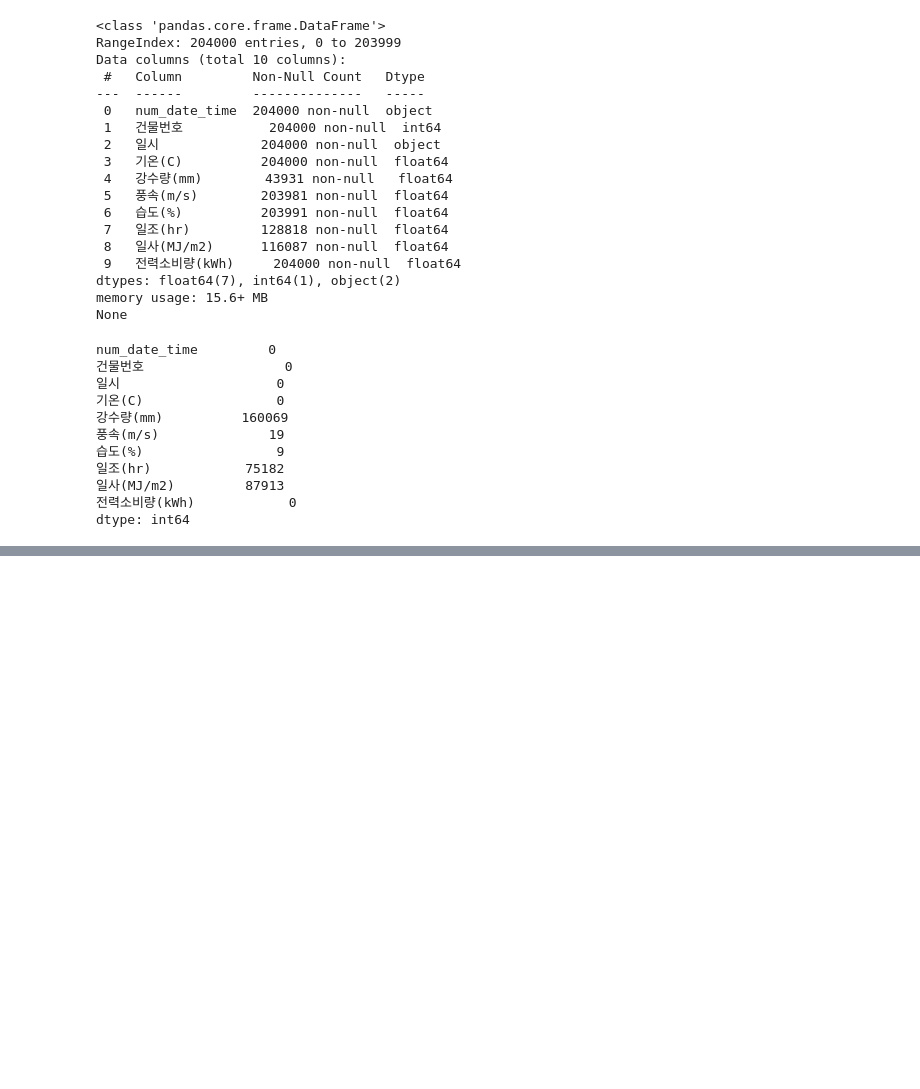
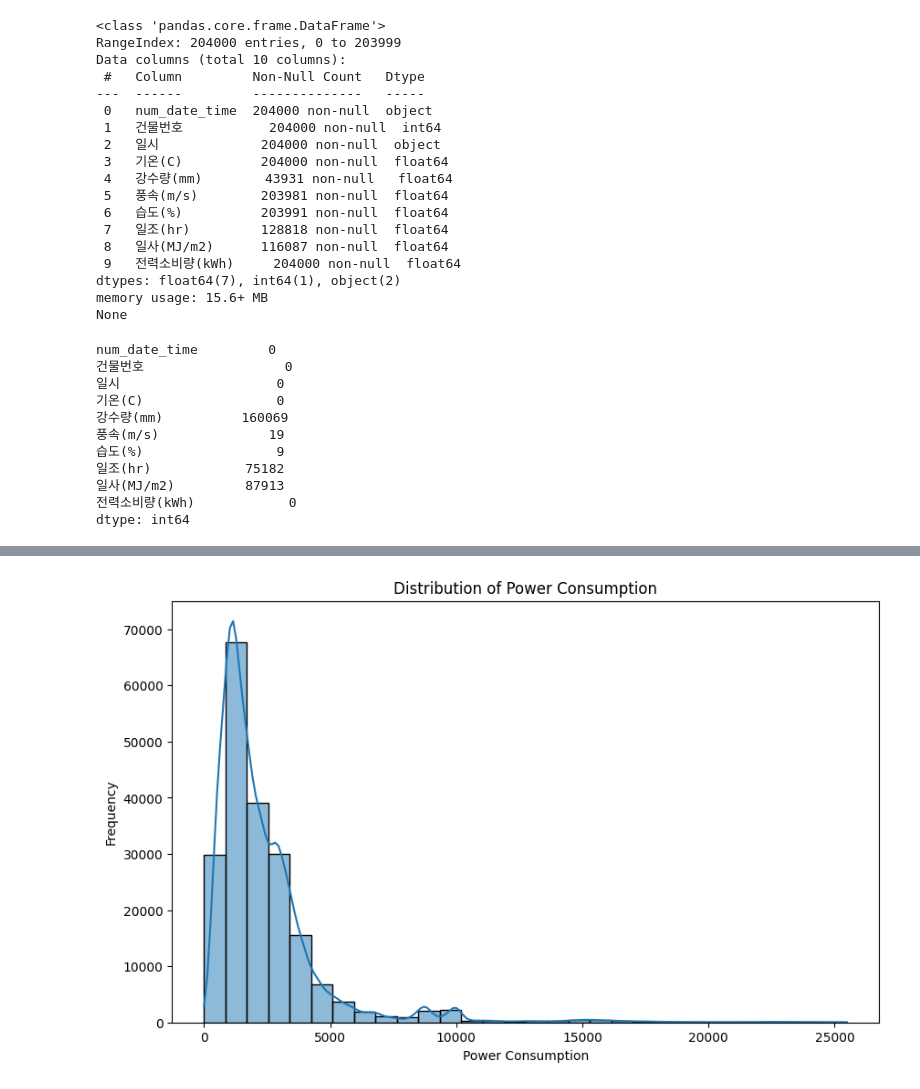
Before and after one commit to jihun5/jihun5, a Jupyter notebook: jupyter_project/jupyter_project/데이큰/전기사용량/전기사용량.ipynb, the cells around one changed output, grey strips where cells are left out. Saved outputs shown, nothing was run; the diff lists cells and outputs as text; code cells hidden in the pictures; blank space fills up the shorter version.

```diff
--- a/jupyter_project/jupyter_project/데이큰/전기사용량/전기사용량.ipynb
+++ b/jupyter_project/jupyter_project/데이큰/전기사용량/전기사용량.ipynb
@@ -275,0 +101,21 @@ NameError: name 'x_train_poly' is not defined
+# %%
+translation_dict = {
+    '건물기타': 'Other Buildings',
+    '공공': 'Public',
+    '대학교': 'University',
+    '데이터센터': 'Data Center',
+    '백화점및아울렛': 'Department Store and Outlet',
+    '병원': 'Hospital',
+    '상용': 'Commercial',
+    '아파트': 'Apartment',
+    '연구소': 'Research Institute',
+    '지식산업센터': 'Knowledge Industry Center',
+    '할인마트': 'Discount Mart',
+    '호텔및리조트': 'Hotel and Resort'
+}
+
+building_info['building_type'] = building_info['building_type'].replace(translation_dict)
+# building_info.drop('Unnamed: 0', axis = 1 , inplace=True)
+# %%
+train_df = pd.merge(train_df, building_info, on='building_number', how='left')
+test_df = pd.merge(test_df, building_info, on='building_number', how='left')
@@ -275,0 +161,21 @@ NameError: name 'x_train_poly' is not defined
+# %%
+train_df = train_df.fillna(0)
+test_df = test_df.fillna(0)
+# %%
+train_df['date_time'] = pd.to_datetime(train_df['date_time'], format='%Y%m%d %H')
+
+# date time feature 생성
+train_df['hour'] = train_df['date_time'].dt.hour
+train_df['day'] = train_df['date_time'].dt.day
+train_df['month'] = train_df['date_time'].dt.month
+train_df['year'] = train_df['date_time'].dt.year
+# %%
+# histogram 생성
+plt.figure(figsize=(10, 6))
+sns.histplot(train_df['power_consumption'], bins=30, kde=True)
+plt.title('Distribution of Power Consumption')
+plt.xlabel('Power Consumption')
+plt.ylabel('Frequency')
+plt.show()
+# %% [output]
+[figure, added]
```
Also changed, not shown: parts of 36 cells of this notebook, 17 other files.
